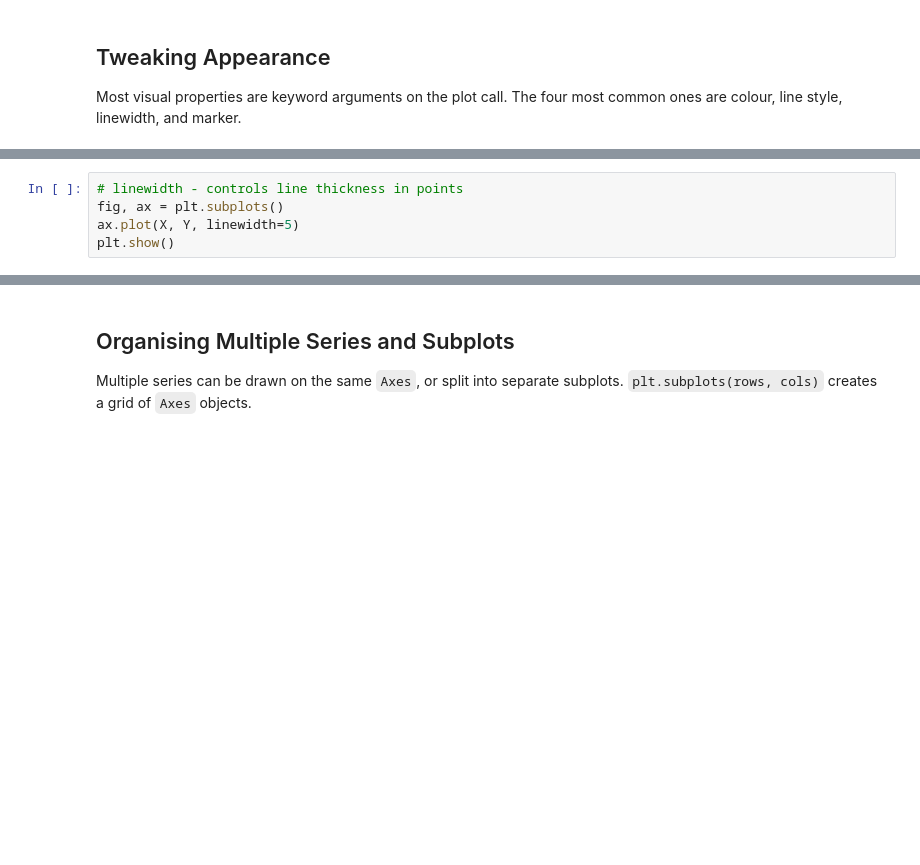
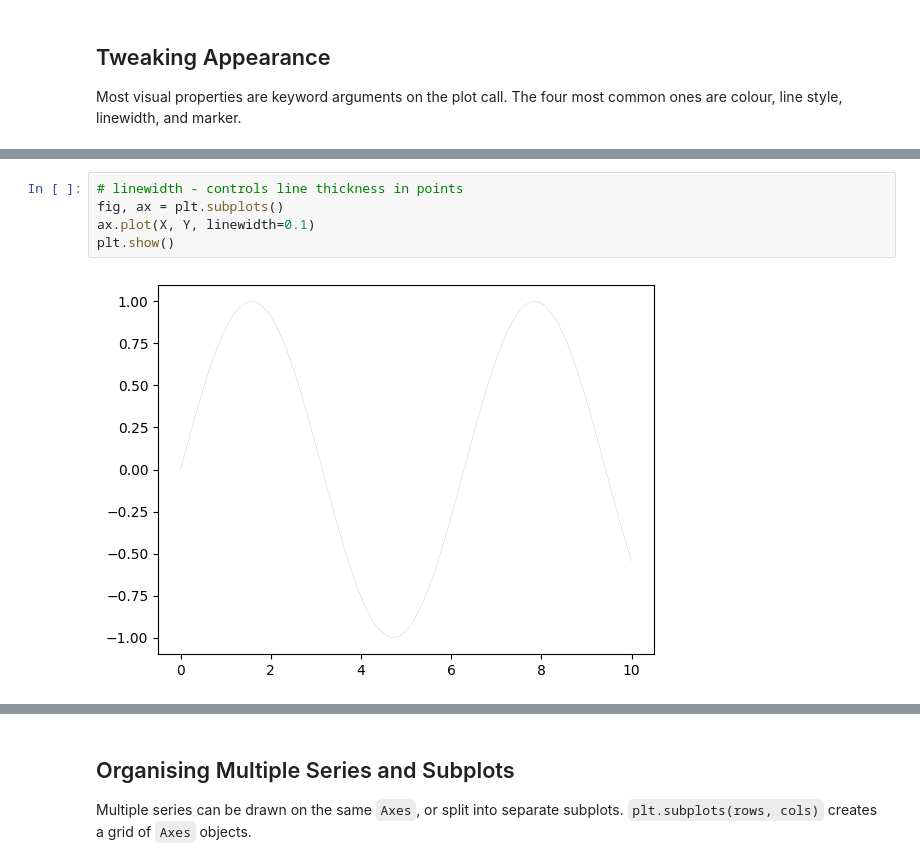
Before and after one commit to Calebchike/NDI-Python-Class, a Jupyter notebook: 12_data_visualisation_with_matplotlib.ipynb, the cells around one changed output, grey strips where cells are left out. Saved outputs shown, nothing was run; the diff lists cells and outputs as text; blank space fills up the shorter version.

```diff
--- a/12_data_visualisation_with_matplotlib.ipynb
+++ b/12_data_visualisation_with_matplotlib.ipynb
@@ -145,8 +186,10 @@ plt.show()
 # %%
 # linewidth - controls line thickness in points
 fig, ax = plt.subplots()
-ax.plot(X, Y, linewidth=5)
+ax.plot(X, Y, linewidth=0.1)
 plt.show()
+# %% [output]
+[figure, added]
 # %%
 # marker - places a symbol at each data point
 fig, ax = plt.subplots()
```
Also changed, not shown: parts of 75 cells of this notebook, 1 other file.
